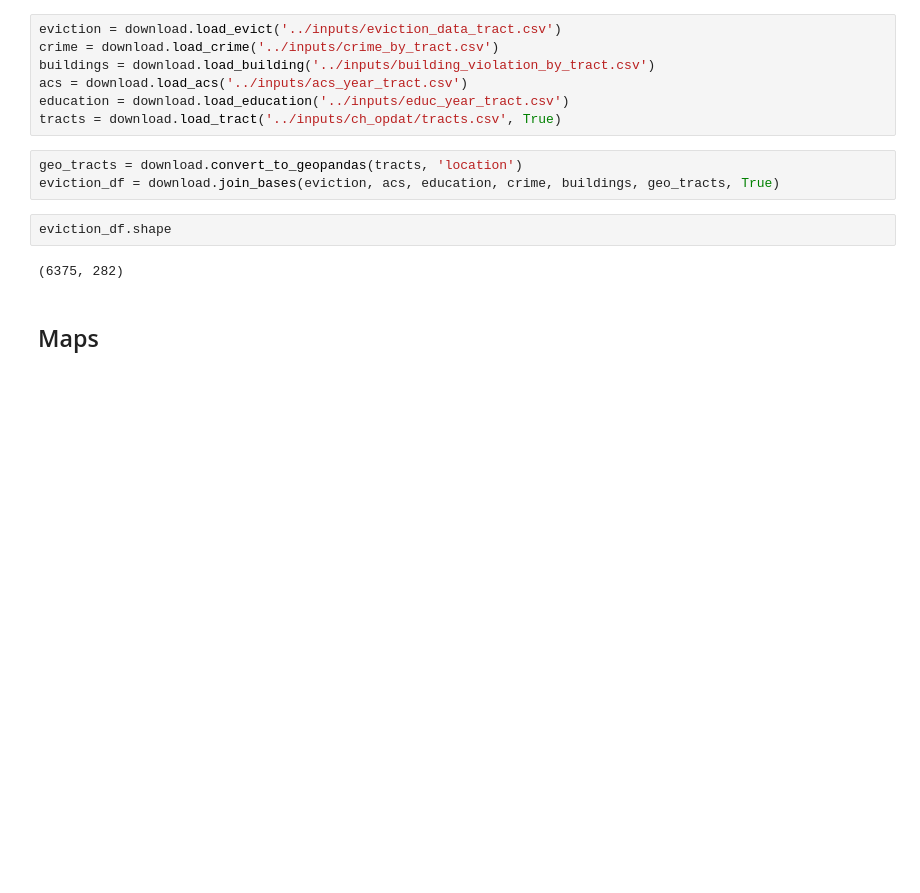
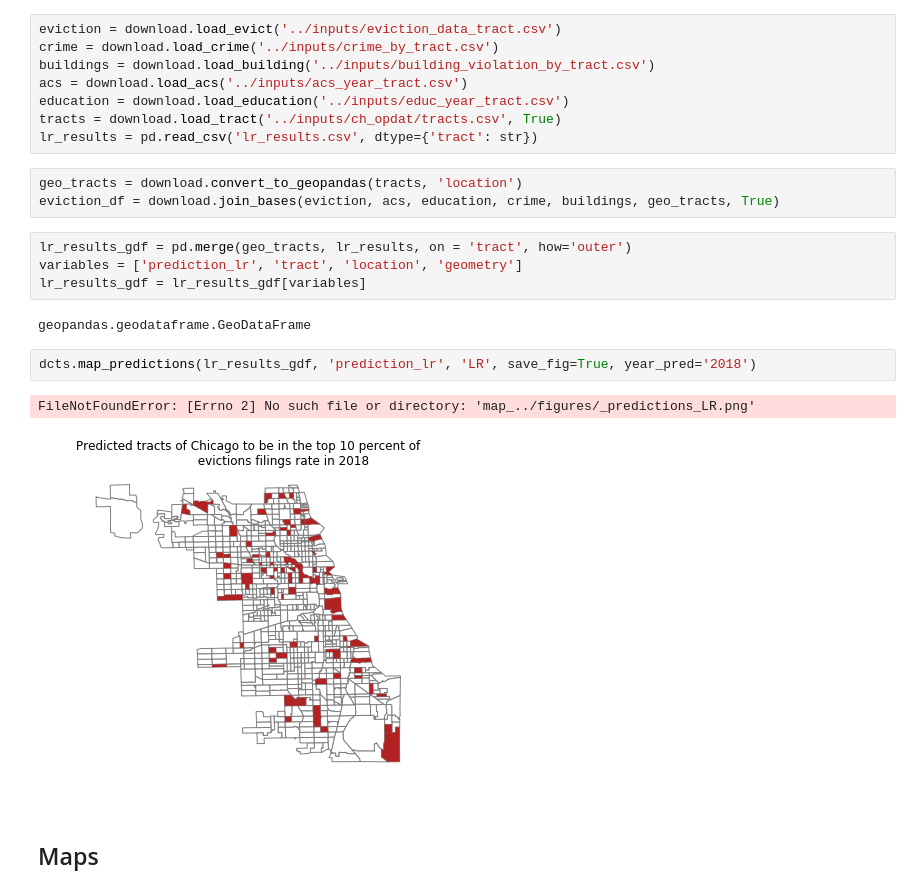
Before and after one commit to cariasmartelo/eviction-data-quality, a Jupyter notebook: scripts/graphs_v2.ipynb, the cells around one changed output. Cells and saved outputs as stored; diff of their text form; blank space fills up the shorter version.

Commit message:
Mapping predictions

```diff
--- a/scripts/graphs_v2.ipynb
+++ b/scripts/graphs_v2.ipynb
@@ -14,13 +13,21 @@ buildings = download.load_building('../inputs/building_violation_by_tract.csv')
 acs = download.load_acs('../inputs/acs_year_tract.csv')
 education = download.load_education('../inputs/educ_year_tract.csv')
 tracts = download.load_tract('../inputs/ch_opdat/tracts.csv', True)
+lr_results = pd.read_csv('lr_results.csv', dtype={'tract': str})
 # %%
 geo_tracts = download.convert_to_geopandas(tracts, 'location')
 eviction_df = download.join_bases(eviction, acs, education, crime, buildings, geo_tracts, True)
-# %%
-eviction_df.shape
-# %% [output]
-(6375, 282)
+# %%
+lr_results_gdf = pd.merge(geo_tracts, lr_results, on = 'tract', how='outer')
+variables = ['prediction_lr', 'tract', 'location', 'geometry']
+lr_results_gdf = lr_results_gdf[variables]
+# %% [output]
+geopandas.geodataframe.GeoDataFrame
+# %%
+dcts.map_predictions(lr_results_gdf, 'prediction_lr', 'LR', save_fig=True, year_pred='2018')
+# %% [output]
+FileNotFoundError: [Errno 2] No such file or directory: 'map_../figures/_predictions_LR.png'
+[figure, added]
 # %% [markdown]
 ## Maps
 # %%
```
Also changed, not shown: parts of 5 cells of this notebook, 2 other files.
